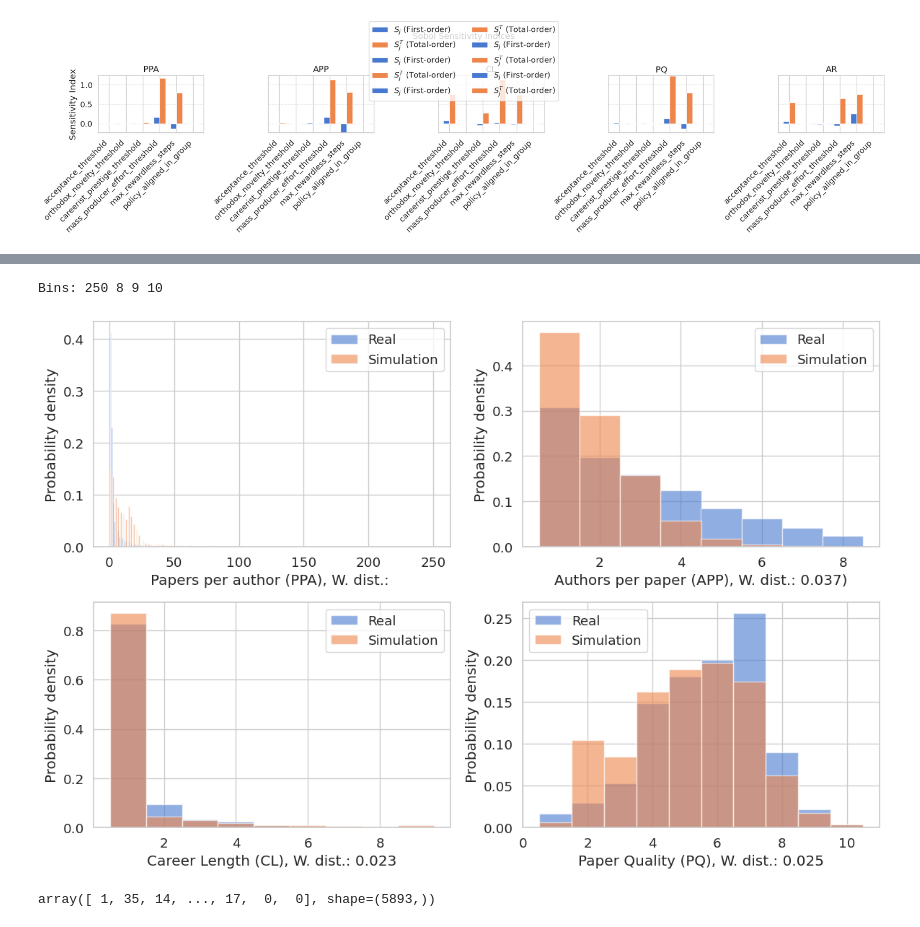
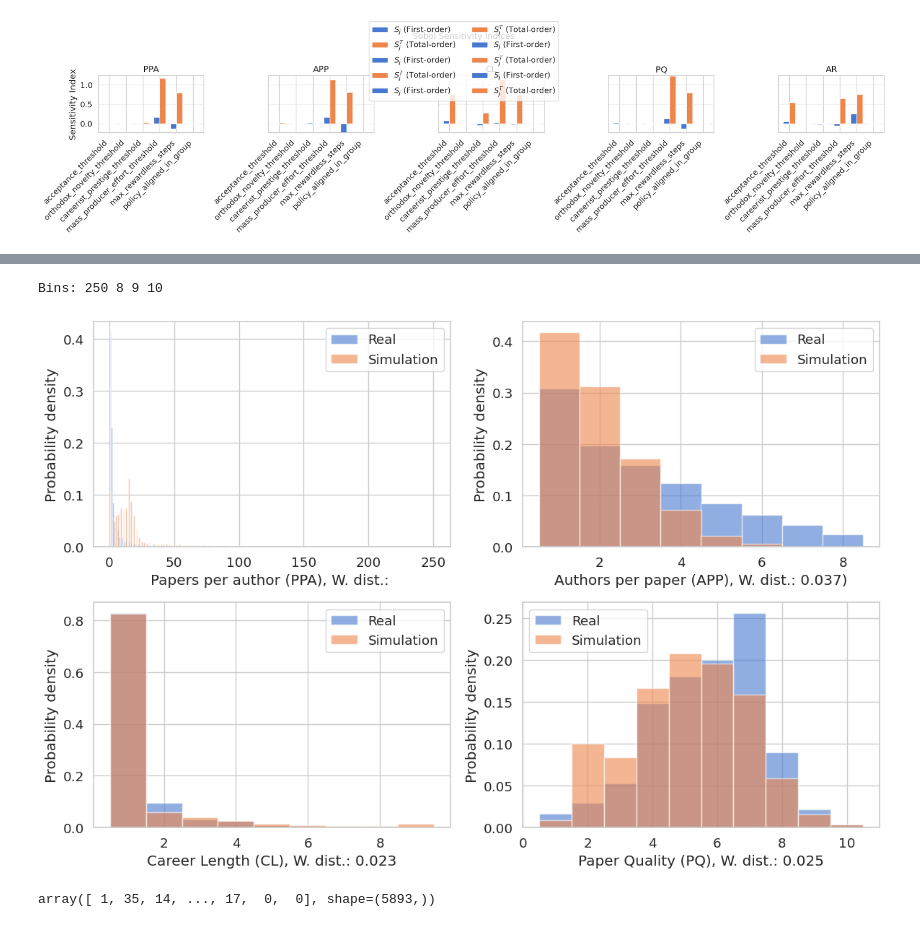
Before and after one commit to Christof93/scientific-collaboration-marl, a Jupyter notebook: visualizations.ipynb, the cells around one changed output, grey strips where cells are left out. Drawn from its saved outputs; the diff is of its cells as text; code cells hidden in the pictures.

```diff
--- a/visualizations.ipynb
+++ b/visualizations.ipynb
@@ -1013,6 +1013,7 @@ def visualize_policy_population(simulation_steps):
 dfs = {}
 dfs_all = {}
 write_files = False
+reward_type = "raw_pubcount"
 for name in [
     "multiply",
     "evenly",
@@ -1022,9 +1023,9 @@ for name in [
     all_rewards = []
     for seed in range(10):
         try:
-            with open(f"log/balanced_{name}_seed{seed}_actions.jsonl", "r") as f:
+            with open(f"log/balanced_{reward_type}_{name}_seed{seed}_actions.jsonl", "r") as f:
                 balanced_actions = [json.loads(line) for line in f]
-            with open(f"log/balanced_{name}_seed{seed}_observations.jsonl", "r") as f:
+            with open(f"log/balanced_{reward_type}_{name}_seed{seed}_observations.jsonl", "r") as f:
                 balanced_observations = [json.loads(line) for line in f]
             print(seed)
             df_all = build_reward_dataframe(balanced_observations, balanced_actions, seed)
@@ -1036,8 +1037,8 @@ for name in [
     df_all = pd.concat(all_rewards, ignore_index=True)
     dfs_all[name] = df_all
     if write_files:
-        df_all.to_parquet(f"results/reward_trajectories_{name}.parquet", index=False)
-        print(f"Saved {name} simulation to reward_trajectories_{name}.parquet "
+        df_all.to_parquet(f"results/reward_trajectories_{reward_type}_{name}.parquet", index=False)
+        print(f"Saved {name} simulation to reward_trajectories_{reward_type}_{name}.parquet "
                 f"({len(df_all)} records).")
 # %% [output]
 0
@@ -1432,0 +1474,13 @@ fractional vs by effort False 0.6722609957853192
+# %%
+from scipy.stats import normaltest
+
+variants = ["raw_pubcount", "reputation"]
+archetypes = ["careerist", "orthodox_scientist", "mass_producer"]
+
+for variant in variants:
+    for archetype in archetypes:
+        print(variant,":", archetype)
+        df = dfs[variant][dfs[variant]['archetype'] == archetype]
+        # print(df["step"].value_counts())
+        stat, p = normaltest(df['accumulated_rewards'].values)
+        print(f"Statistic={stat}, p-value={p}")
@@ -1527,13 +1745,15 @@ plot_sobol_indices(json_files, output_labels)
 # %% [output]
 [figure]
 # %%
-with open("log/balanced_multiply_seed42_projects.json", "r") as f:
+seed = 0
+reward_type = "reputation"
+with open(f"log/balanced_{reward_type}_multiply_seed{seed}_projects.json", "r") as f:
     balanced_multiply_projects = json.load(f)
-with open("log/balanced_multiply_seed42_actions.jsonl", "r") as f:
+with open(f"log/balanced_{reward_type}_multiply_seed{seed}_actions.jsonl", "r") as f:
     balanced_multiply_actions = []
     for line in f.readlines():
         balanced_multiply_actions.append(json.loads(line))
-with open("log/balanced_multiply_seed42_observations.jsonl", "r") as f:
+with open(f"log/balanced_{reward_type}_multiply_seed{seed}_observations.jsonl", "r") as f:
     balanced_multiply_observations = []
     for line in f.readlines():
         balanced_multiply_observations.append(json.loads(line))
@@ -1600,7 +1820,7 @@ real_quality = np.load("quality_histogram.npy")
 all_sim_data = {"papers_per_author": [], "authors_per_paper": [], "lifespan": [], "quality": [], "acceptance": []}
 
 for seed in range(10):
-    with open(f"log/balanced_multiply_seed{seed}_projects.json", "r") as f:
+    with open(f"log/balanced_reputation_multiply_seed{seed}_projects.json", "r") as f:
         run_projects = json.load(f)
     sim_data = build_stats(run_projects)
     for key in all_sim_data.keys():
@@ -1643,34 +1863,34 @@ counts, centers = build_normalized_hist(all_sim_data["authors_per_paper"], n_bin
 sim_hists["authors_per_paper"], sim_centers["authors_per_paper"] = counts, centers
 
 counts, centers = build_normalized_hist(all_sim_data["lifespan"], n_bins_ls)
 sim_hists["lifespan"], sim_centers["lifespan"] = counts, centers
 
 counts, centers = build_normalized_hist(all_sim_data["quality"], n_bins_q)
 sim_hists["quality"], sim_centers["quality"] = counts, centers
 
 # === Build histograms for real data ===
 real_data = {}
 real_centers = {}
 
 counts, centers = build_normalized_hist(truncate_right_tail(real_papers_per_author, max_value=n_bins_ppa), n_bins_ppa)
 real_data["papers_per_author"], real_centers["papers_per_author"] = counts, centers
 
 counts, centers = build_normalized_hist(truncate_right_tail(real_authors_per_paper[real_authors_per_paper > 0], max_value=n_bins_app), n_bins_app)
 real_data["authors_per_paper"], real_centers["authors_per_paper"] = counts, centers
 
 counts, centers = build_normalized_hist(real_lifespan, n_bins_ls)
 real_data["lifespan"], real_centers["lifespan"] = counts, centers
 
 counts, centers = build_normalized_hist(real_quality, n_bins_q)
 real_data["quality"], real_centers["quality"] = counts, centers
 
 real_data["acceptance"] = np.load("acceptance_histogram.npy")
 
 # === Plot overlays ===
 plot_calibration_overlays(real_data, sim_hists, outfile="calibration_overlay.png")
 # %% [output]
 Bins: 250 8 9 10
-[figure, old version]
+[figure, new version]
 # %%
 real_papers_per_author
 # %% [output]
```
Also changed, not shown: parts of 12 cells of this notebook, 2 other files.
